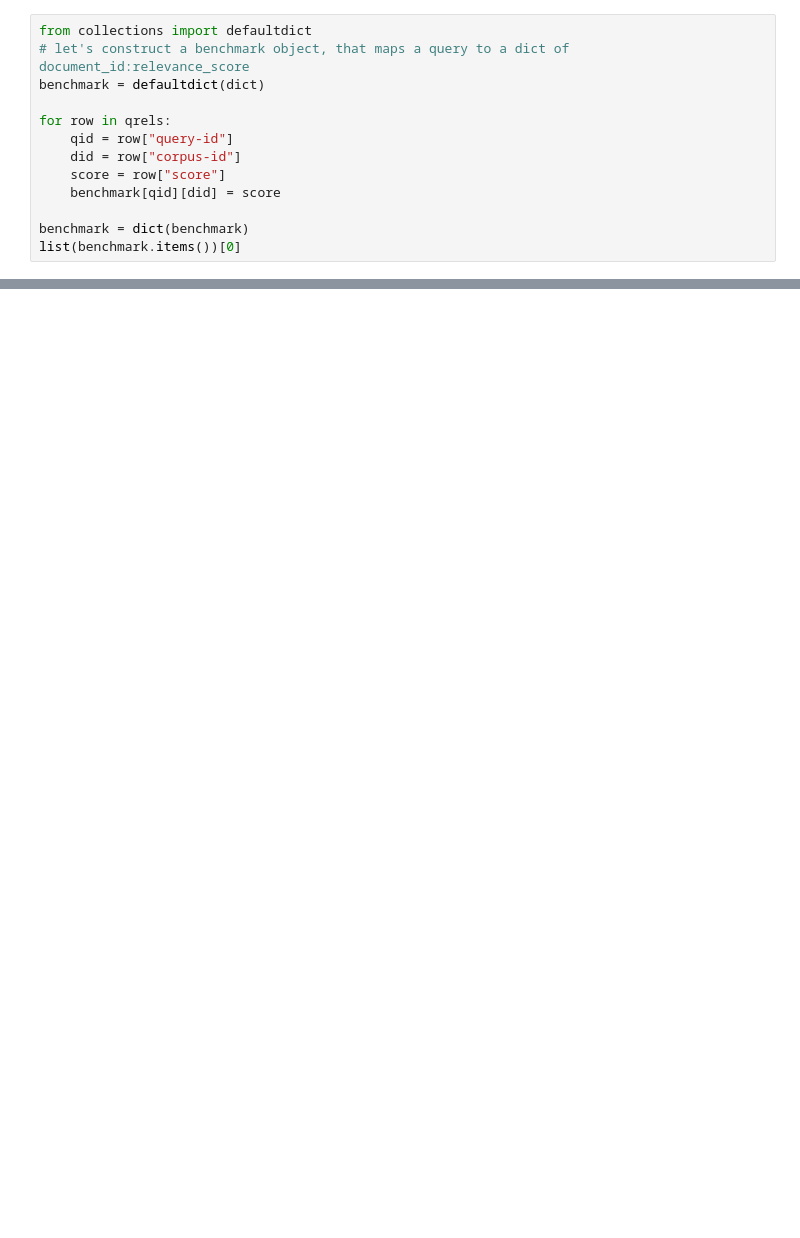
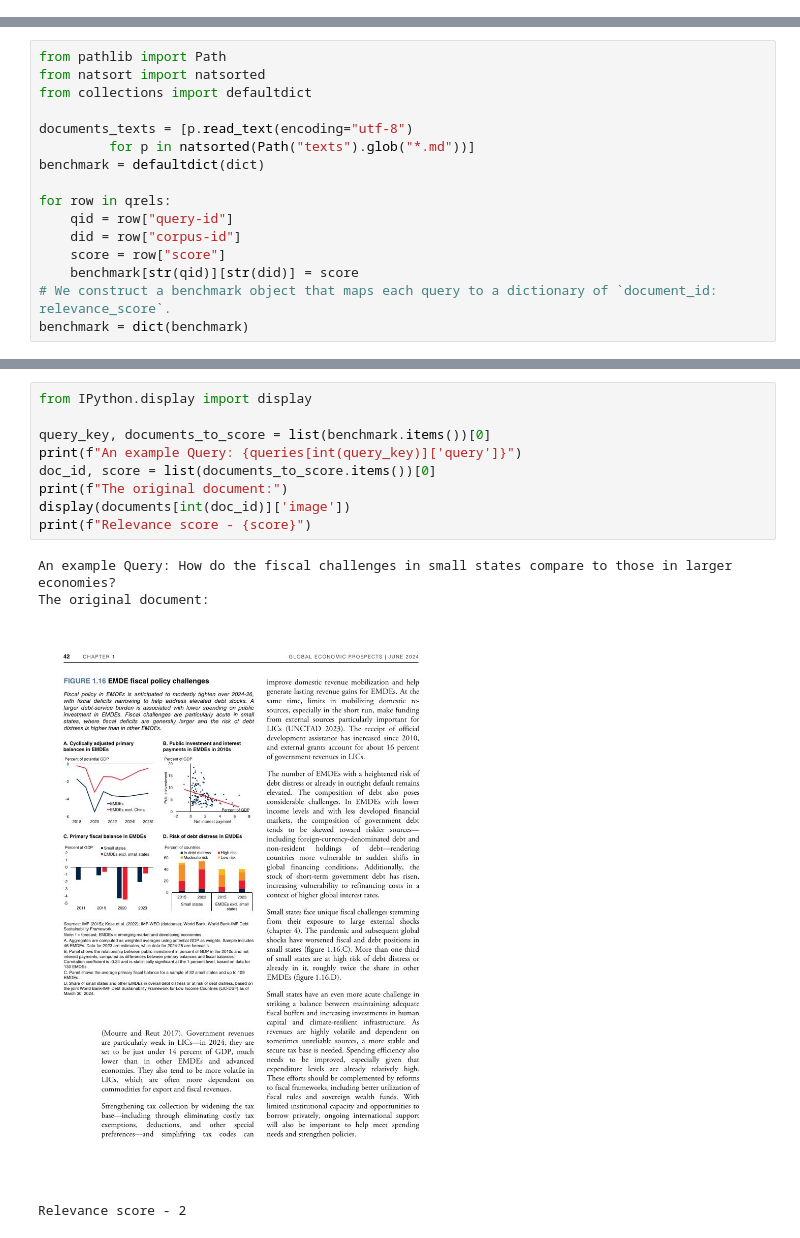
Before and after one commit to IBM/test-time-hybrid-retrieval, a Jupyter notebook: GQR-Tutorial/GQR_Tutorial.ipynb, the cells around one changed output, grey strips where cells are left out. Saved outputs shown, nothing was run; the diff lists cells and outputs as text; blank space fills up the shorter version.

```diff
--- a/GQR-Tutorial/GQR_Tutorial.ipynb
+++ b/GQR-Tutorial/GQR_Tutorial.ipynb
@@ -34,13 +0,0 @@ documents[0]
-# %%
-from collections import defaultdict
-# let's construct a benchmark object, that maps a query to a dict of document_id:relevance_score
-benchmark = defaultdict(dict)
-
-for row in qrels:
-    qid = row["query-id"]
-    did = row["corpus-id"]
-    score = row["score"]
-    benchmark[qid][did] = score
-
-benchmark = dict(benchmark)
-list(benchmark.items())[0]
@@ -102,0 +194,16 @@ tensor([[4.6875, 4.3125, 4.8438, 7.4688, 7.5312, 7.5000, 7.5000, 7.4688, 7.4688,
+# %%
+from pathlib import Path
+from natsort import natsorted
+from collections import defaultdict
+
+documents_texts = [p.read_text(encoding="utf-8")
+         for p in natsorted(Path("texts").glob("*.md"))]
+benchmark = defaultdict(dict)
+
+for row in qrels:
+    qid = row["query-id"]
+    did = row["corpus-id"]
+    score = row["score"]
+    benchmark[str(qid)][str(did)] = score
+# We construct a benchmark object that maps each query to a dictionary of `document_id: relevance_score`.
+benchmark = dict(benchmark)
@@ -102,0 +212,14 @@ tensor([[4.6875, 4.3125, 4.8438, 7.4688, 7.5312, 7.5000, 7.5000, 7.4688, 7.4688,
+# %%
+from IPython.display import display
+
+query_key, documents_to_score = list(benchmark.items())[0]
+print(f"An example Query: {queries[int(query_key)]['query']}")
+doc_id, score = list(documents_to_score.items())[0]
+print(f"The original document:")
+display(documents[int(doc_id)]['image'])
+print(f"Relevance score - {score}")
+# %% [output]
+An example Query: How do the fiscal challenges in small states compare to those in larger economies?
+The original document:
+[figure, added]
+Relevance score - 2
```
Also changed, not shown: parts of 46 cells of this notebook.
